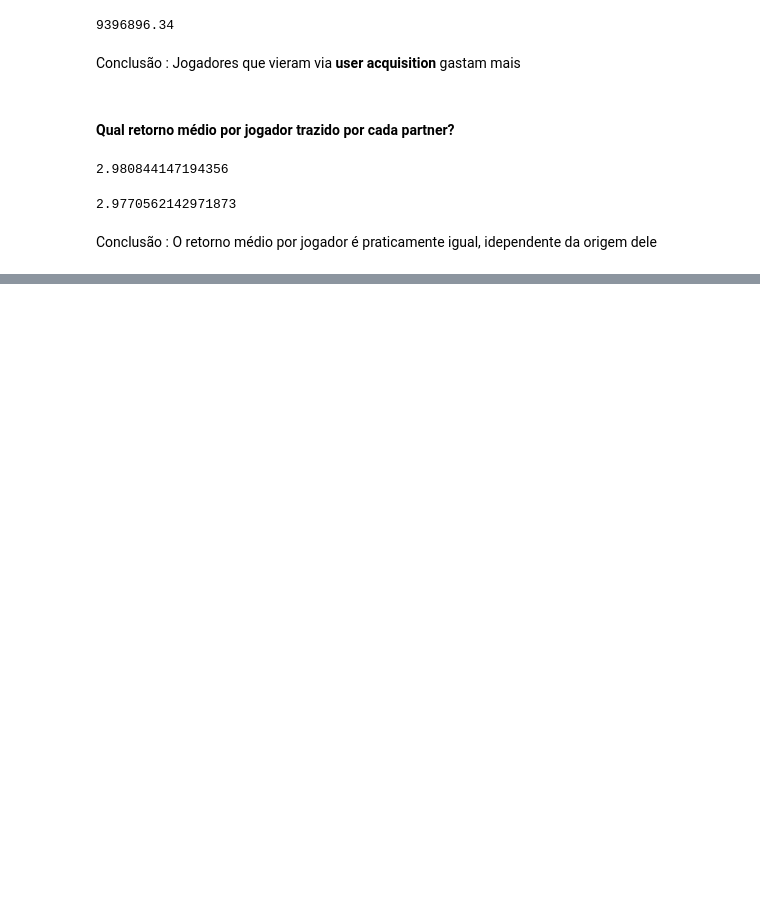
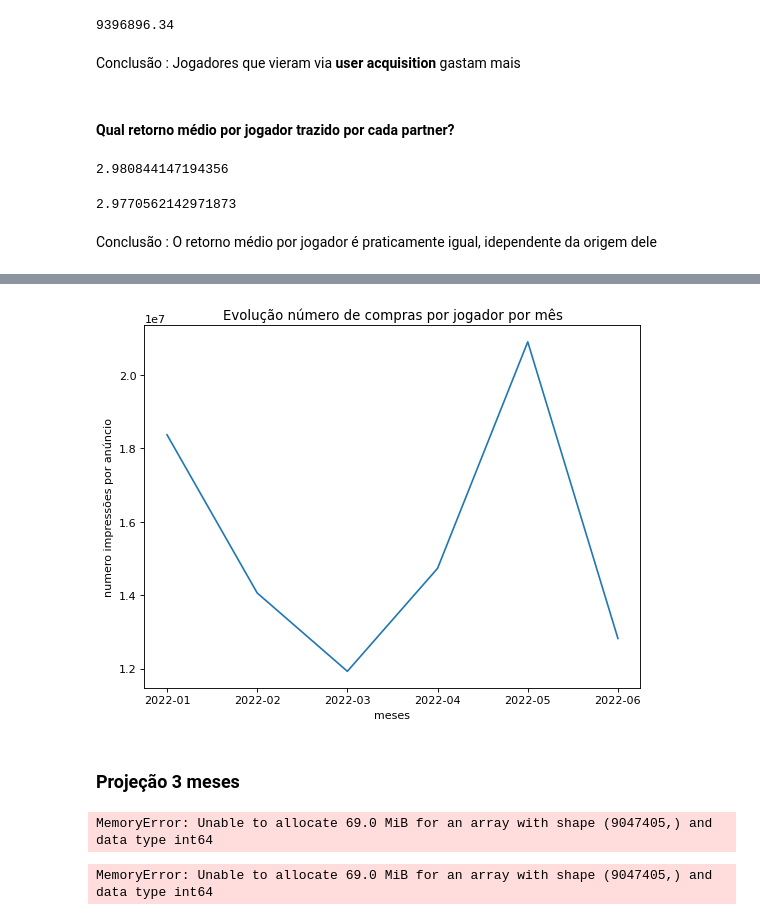
Before and after one commit to vitorbronde/game_market, a Jupyter notebook: Game_market.ipynb, the cells around one changed output, grey strips where cells are left out. Drawn from its saved outputs; the diff is of its cells as text; code cells hidden in the pictures; blank space fills up the shorter version.

```diff
--- a/Game_market.ipynb
+++ b/Game_market.ipynb
@@ -389,0 +489,23 @@ df_game_mes22.head()
+# %%
+figure(figsize=(8, 6), dpi=80)
+x = df_games_22_final['creation_date']
+y = df_games_22_final['ad_impressions']
+plt.plot(x, y )
+plt.xlabel("meses")
+plt.ylabel("numero impressões por anúncio")
+plt.title("Evolução número de compras por jogador por mês")
+plt.show()
+# %% [output]
+[figure, added]
+# %% [markdown]
+### Projeção 3 meses
+# %%
+#criando base final com todo historico
+df_game_mes = pd.read_csv('game_mes.csv', sep=',', error_bad_lines=False)
+# %% [output]
+MemoryError: Unable to allocate 69.0 MiB for an array with shape (9047405,) and data type int64
+# %%
+
+df_dt_login = df_game_mes.groupby('creation_date').sum().reset_index()
+# %% [output]
+MemoryError: Unable to allocate 69.0 MiB for an array with shape (9047405,) and data type int64
```
Also changed, not shown: parts of 39 cells of this notebook.
